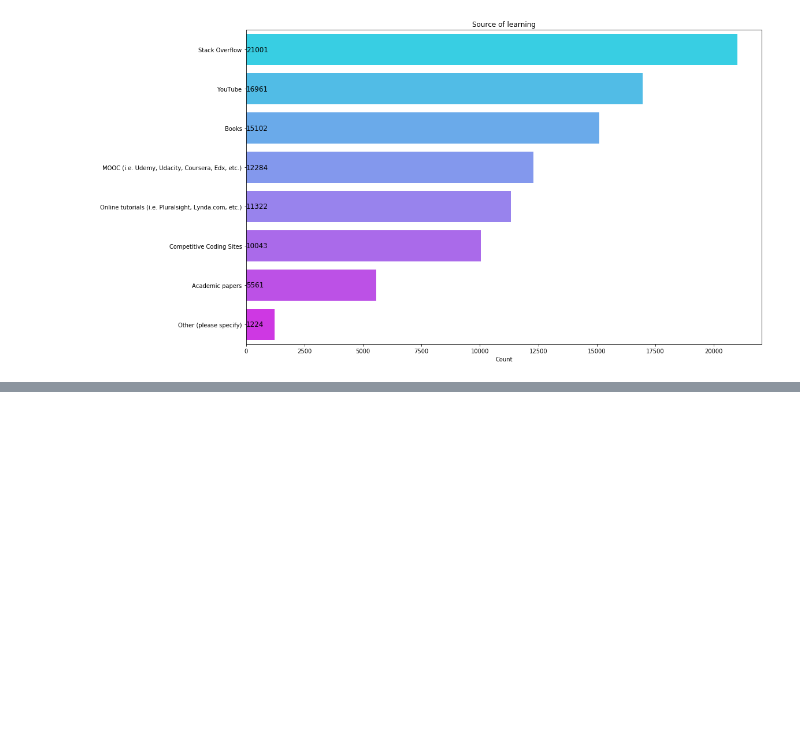
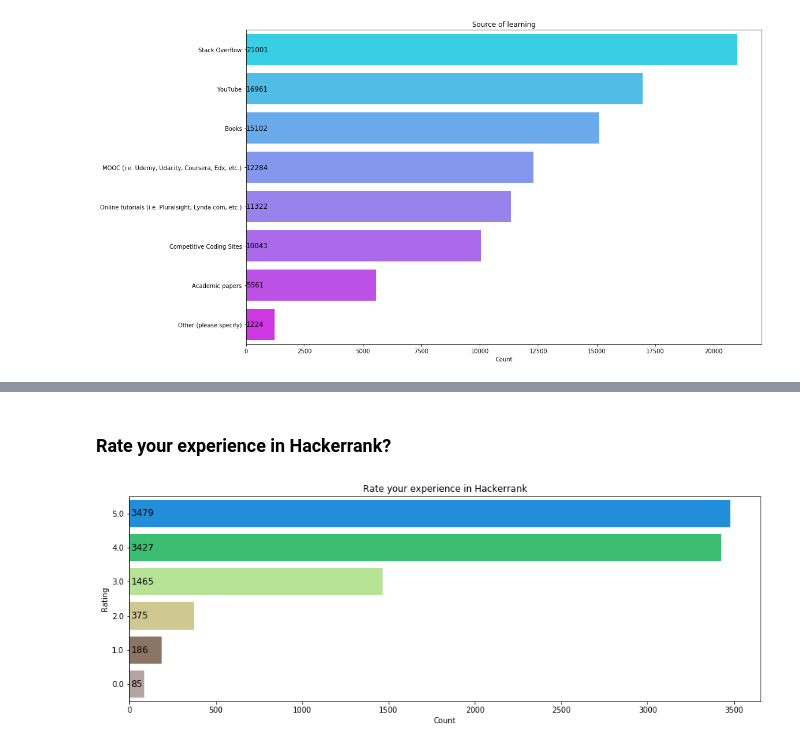
Before and after one commit to bipin2295/Developer-Survey, a Jupyter notebook: HackerrankAnalysis.ipynb, the cells around one changed output, grey strips where cells are left out. Drawn from its saved outputs; the diff is of its cells as text; code cells hidden in the pictures; blank space fills up the shorter version.

```diff
--- a/HackerrankAnalysis.ipynb
+++ b/HackerrankAnalysis.ipynb
@@ -645,0 +663,20 @@ plt.show()
+# %% [markdown]
+### Rate your experience in Hackerrank?
+# %%
+agg = survey['q34PositiveExp'].value_counts().reset_index(name='count')
+#agg['index'] = agg['index'].astype(str)
+#agg.sort_values(by='count',ascending=False)
+#print (agg)
+#print(agg.info())
+
+plt.figure(figsize=(15,5))
+sns.barplot(agg['count'], agg['index'], palette='terrain', orient='h', order=agg['index'])
+for i,v in enumerate(agg['count']):
+    plt.text(10,i,v,fontsize=12,va='center')
+
+plt.xlabel('Count')
+plt.ylabel('Rating')
+plt.title('Rate your experience in Hackerrank')
+plt.show()
+# %% [output]
+[figure, added]
```
Also changed, not shown: parts of 6 cells of this notebook.
